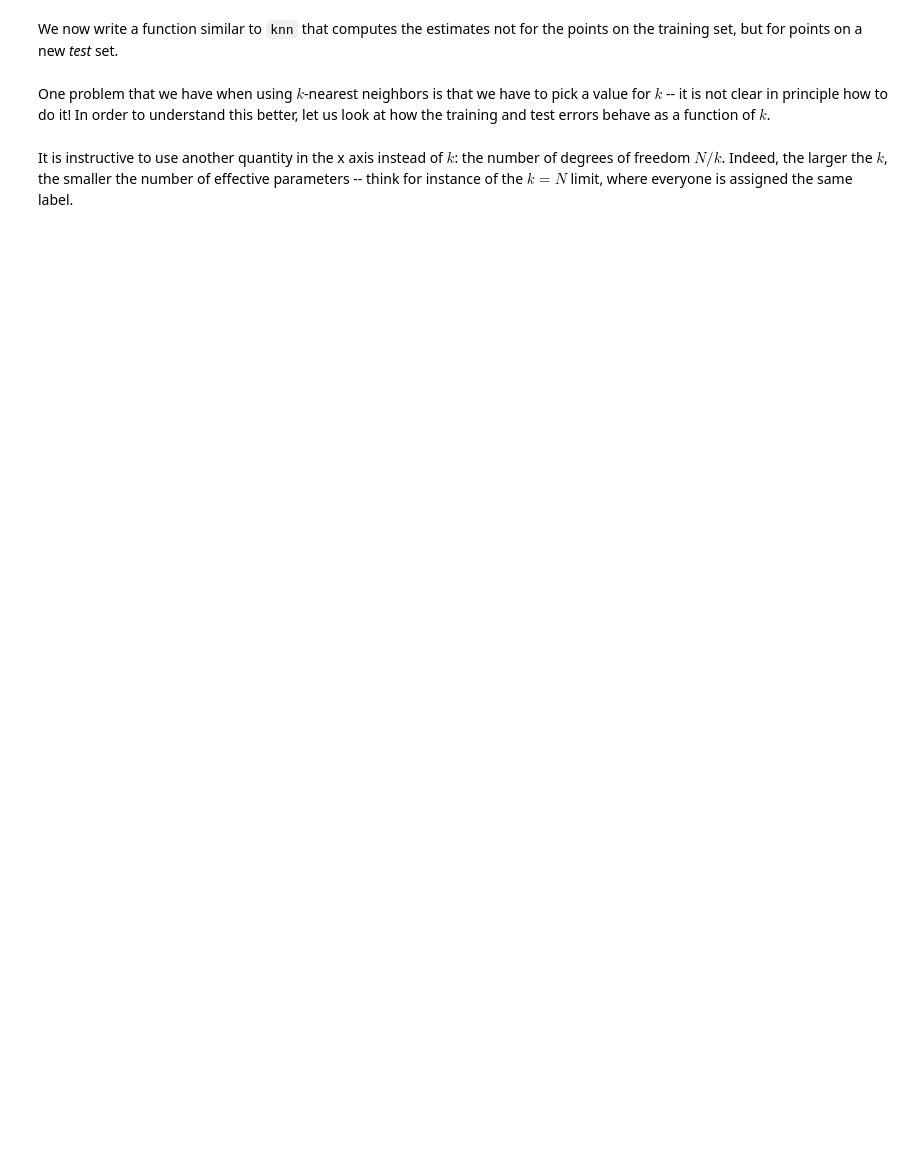
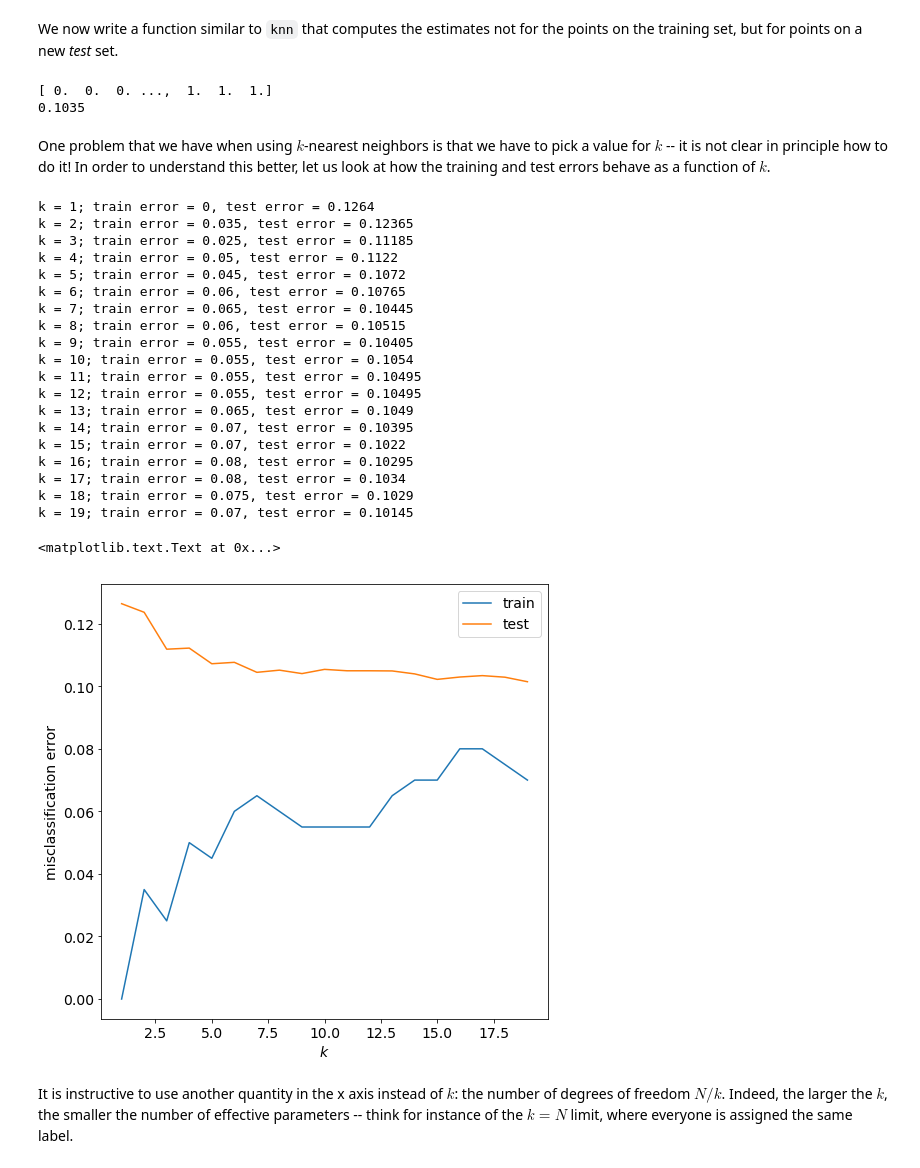
Before and after one commit to sphinxteam/mlphys, a Jupyter notebook: TP01/k-Nearest Neighbors.ipynb, the cells around one changed output. Cells and saved outputs as stored; diff of their text form; code cells hidden in the pictures; blank space fills up the shorter version.

```diff
--- a/TP01/k-Nearest Neighbors.ipynb
+++ b/TP01/k-Nearest Neighbors.ipynb
@@ -70,0 +94,25 @@ def compute_distances(X):
+# %%
+# %load knn1.py
+# We don't really wanna use for loops in Python...
+def compute_distances(X):
+    n_samples = len(X)
+    distances = np.zeros((n_samples, n_samples))
+    for i in range(n_samples):
+        for j in range(n_samples):
+            distances[i, j] = np.sqrt((X[i, 0] - X[j, 0]) ** 2 + (X[i, 1] - X[j, 1]) ** 2)
+    return distances
+
+distances = compute_distances(X)
+%timeit compute_distances(X)
+print(distances)
+
+# We can vectorize it!
+distances = np.sqrt(np.sum((X[:, np.newaxis] - X) ** 2, 2))
+%timeit np.sqrt(np.sum((X[:, np.newaxis] - X) ** 2, 2))
+print(distances)
+
+# Or use something that someone already wrote in C
+from scipy.spatial.distance import cdist
+distances = cdist(X, X)
+%timeit cdist(X, X)
+print(distances)
@@ -81,8 +149,10 @@ def knn(X, y, k):
     # For each sample in the training set...
     for i in range(n_samples):
         # Look up k closest samples
+        nns = np.argpartition(distances[:, i], k)[:k]
 
         # Assign estimate as a majority vote
+        estimate[i] = int(sum(y[nns] == 1) > sum(y[nns] == 0))
 
     return estimate
 
@@ -90,3 +160,5 @@ est_labels = knn(X, y, 10)
 print(est_labels)
 
 # Let us compute the training error
+train_error = np.mean(y != est_labels)
+print(train_error)
@@ -143,7 +250,7 @@ def knn_test(X_train, y_train, X_test, y_test, k):
         nns = np.argpartition(distances[:, i], k)[:k]
 
         # Assign estimate as a majority vote
-        estimate[i] = int(sum(y_train[nns] == 1) > sum(y_train[nns] == 0))
+        estimate[i] = int((sum(y_train[nns] == 1) + 1e-6 * np.random.randn()) > sum(y_train[nns] == 0))
 
     return estimate
 
@@ -152,34 +259,59 @@ print(est_testlabels)
 
 # Let us compute the test error, now
 print(np.mean(y_test != est_testlabels))
+# %% [output]
+[ 0.  0.  0. ...,  1.  1.  1.]
+0.1035
 # %% [markdown]
 One problem that we have when using $k$-nearest neighbors is that we have to pick a value for $k$ -- it is not clear in principle how to do it!
 In order to understand this better, let us look at how the training and test errors behave as a function of $k$.
 # %%
 # Convenience functions that compute the training and test errors, given training and test samples
 def compute_train_error(X, y, k=1):
     y_hat = knn(X, y, k)
     return np.mean(y != y_hat)
 
 def compute_test_error(X_train, y_train, X_test, y_test, k=1):
     y_hat = knn_test(X_train, y_train, X_test, y_test, k)
     return np.mean(y_test != y_hat)
 
 # Run functions for k belonging to a range of values
 ks = np.arange(1, 20)
 train_error = []
 test_error = []
-for k in ks:
+for (i, k) in enumerate(ks):
     train_error.append(compute_train_error(X, y, k))
     test_error.append(compute_test_error(X, y, X_test, y_test, k))
     print("k = %d; train error = %g, test error = %g" % (k, train_error[-1], test_error[-1]))
 
 # Plot results
 plt.plot(ks, train_error, label = "train")
 plt.plot(ks, test_error, label = "test")
 plt.legend()
 plt.xlabel(r"$k$")
 plt.ylabel("misclassification error")
+# %% [output]
+k = 1; train error = 0, test error = 0.1264
+k = 2; train error = 0.035, test error = 0.12365
+k = 3; train error = 0.025, test error = 0.11185
+k = 4; train error = 0.05, test error = 0.1122
+k = 5; train error = 0.045, test error = 0.1072
+k = 6; train error = 0.06, test error = 0.10765
+k = 7; train error = 0.065, test error = 0.10445
+k = 8; train error = 0.06, test error = 0.10515
+k = 9; train error = 0.055, test error = 0.10405
+k = 10; train error = 0.055, test error = 0.1054
+k = 11; train error = 0.055, test error = 0.10495
+k = 12; train error = 0.055, test error = 0.10495
+k = 13; train error = 0.065, test error = 0.1049
+k = 14; train error = 0.07, test error = 0.10395
+k = 15; train error = 0.07, test error = 0.1022
+k = 16; train error = 0.08, test error = 0.10295
+k = 17; train error = 0.08, test error = 0.1034
+k = 18; train error = 0.075, test error = 0.1029
+k = 19; train error = 0.07, test error = 0.10145
+<matplotlib.text.Text at 0x...>
+[figure, added]
 # %% [markdown]
 It is instructive to use another quantity in the x axis instead of $k$: the number of degrees of freedom $N / k$. Indeed, the larger the $k$, the smaller the number of effective parameters -- think for instance of the $k = N$ limit, where everyone is assigned the same label.
 # %%
```
Also changed, not shown: parts of 21 cells of this notebook, 3 other files.
